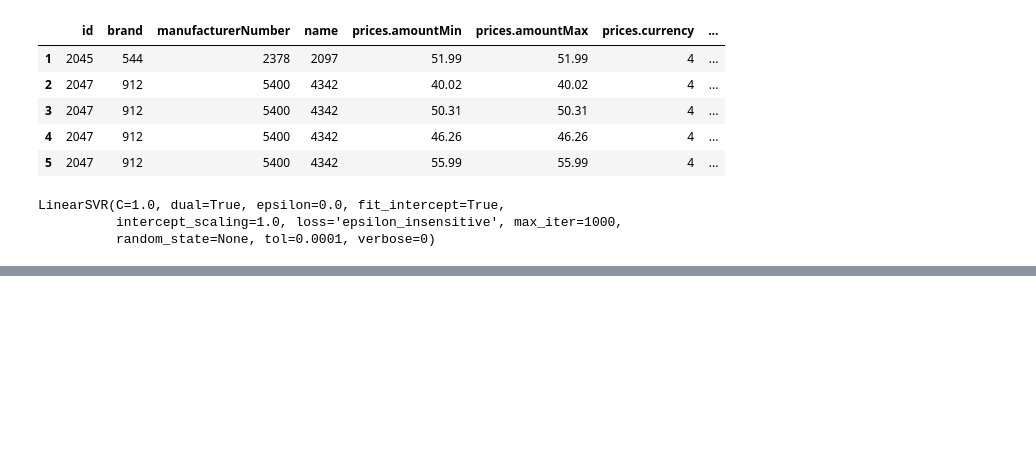
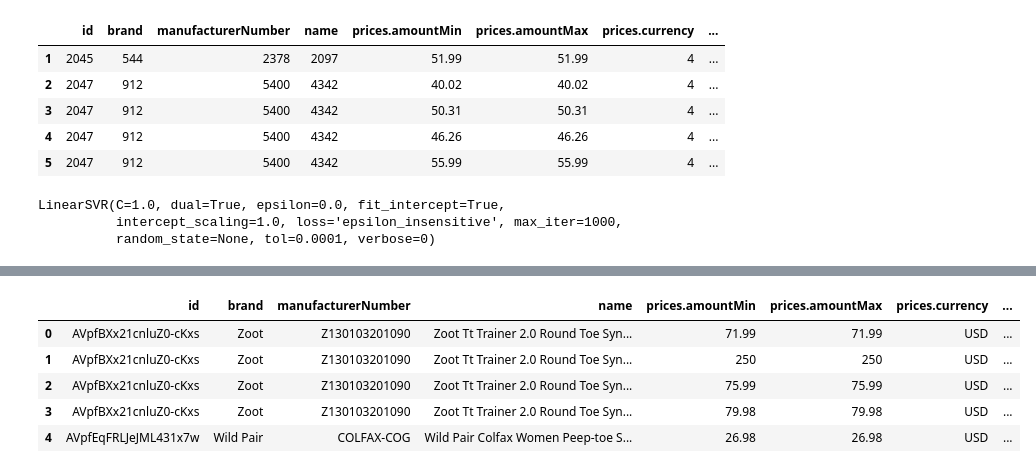
Before and after one commit to bigb0ss/Retail-datasets, a Jupyter notebook: Harris_Hawks_Optimization_Algorithm.ipynb, the cells around one changed output, grey strips where cells are left out. Cells and saved outputs as stored; diff of their text form; code cells hidden in the pictures; blank space fills up the shorter version.

```diff
--- a/Harris_Hawks_Optimization_Algorithm.ipynb
+++ b/Harris_Hawks_Optimization_Algorithm.ipynb
@@ -401,0 +409,11 @@ Error produced by model with default parameters  :  98011.6785935482
+# %%
+columns=['id','brand','manufacturerNumber','name','prices.amountMin','prices.amountMax','prices.currency','prices.merchant']
+data = data.loc[:,columns]
+data.head()
+# %% [output]
+|  | id | brand | manufacturerNumber | name | prices.amountMin | prices.amountMax | prices.currency | ... |
+| 0 | AVpfBXx21cnluZ0-cKxs | Zoot | Z130103201090 | Zoot Tt Trainer 2.0 Round Toe Syn... | 71.99 | 71.99 | USD | ... |
+| 1 | AVpfBXx21cnluZ0-cKxs | Zoot | Z130103201090 | Zoot Tt Trainer 2.0 Round Toe Syn... | 250 | 250 | USD | ... |
+| 2 | AVpfBXx21cnluZ0-cKxs | Zoot | Z130103201090 | Zoot Tt Trainer 2.0 Round Toe Syn... | 75.99 | 75.99 | USD | ... |
+| 3 | AVpfBXx21cnluZ0-cKxs | Zoot | Z130103201090 | Zoot Tt Trainer 2.0 Round Toe Syn... | 79.98 | 79.98 | USD | ... |
+| 4 | AVpfEqFRLJeJML431x7w | Wild Pair | COLFAX-COG | Wild Pair Colfax Women Peep-toe S... | 26.98 | 26.98 | USD | ... |
```
Also changed, not shown: parts of 17 cells of this notebook.
